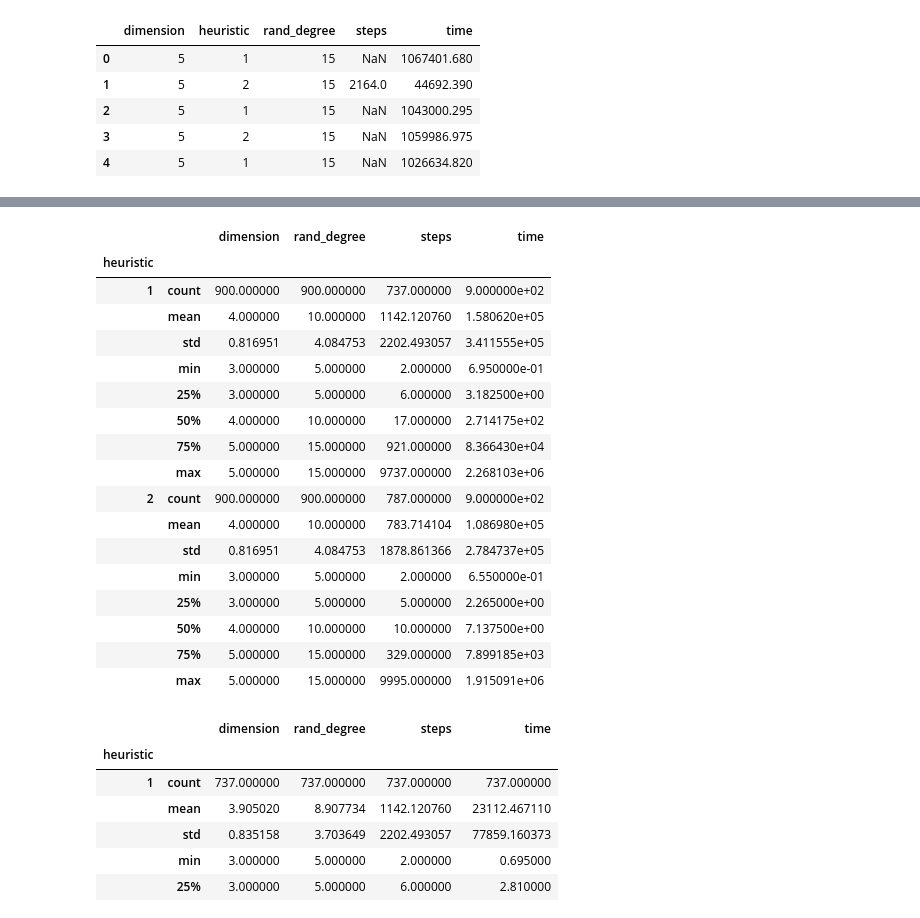
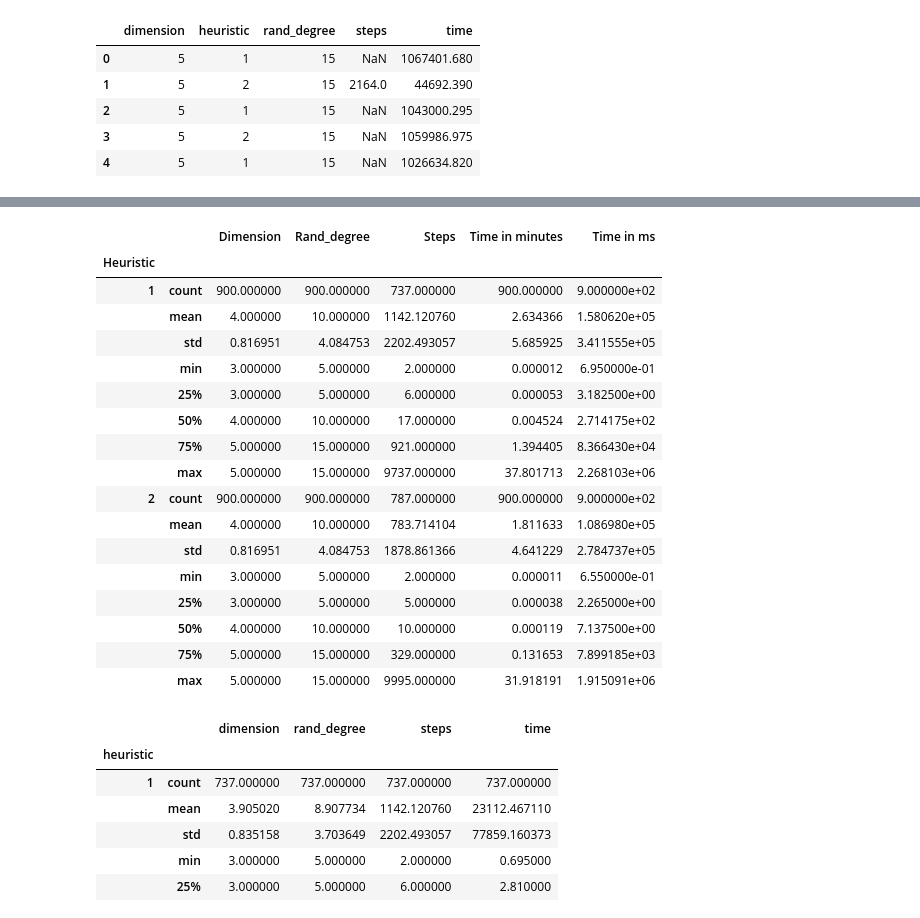
Before and after one commit to ilyakrasnov/ai_project_jce17, a Jupyter notebook: stats/Analysis.ipynb, the cells around one changed output, grey strips where cells are left out. Drawn from its saved outputs; the diff is of its cells as text; code cells hidden in the pictures.

```diff
--- a/stats/Analysis.ipynb
+++ b/stats/Analysis.ipynb
@@ -27,3 +22,6 @@ df.head()
 | 2 | 5 | 1 | 15 | NaN | 1043000.295 |
 | 3 | 5 | 2 | 15 | NaN | 1059986.975 |
 | 4 | 5 | 1 | 15 | NaN | 1026634.820 |
+# %%
+df['time_m'] = df['time']/60000
+df.head()
@@ -30,24 +35,26 @@ df.head()
+# %%
+df.columns = ['Dimension','Heuristic', 'Rand_degree', 'Steps', 'Time in ms', 'Time in minutes']
 # %%
-df.groupby('heuristic').describe(include=[np.number])
+df.groupby('Heuristic').describe(include=[np.number])
 # %% [output]
-|  |  | dimension | rand_degree | steps | time |
-| heuristic |  |  |  |  |  |
-| 1 | count | 900.000000 | 900.000000 | 737.000000 | 9.000000e+02 |
-|  | mean | 4.000000 | 10.000000 | 1142.120760 | 1.580620e+05 |
-|  | std | 0.816951 | 4.084753 | 2202.493057 | 3.411555e+05 |
-|  | min | 3.000000 | 5.000000 | 2.000000 | 6.950000e-01 |
-|  | 25% | 3.000000 | 5.000000 | 6.000000 | 3.182500e+00 |
-|  | 50% | 4.000000 | 10.000000 | 17.000000 | 2.714175e+02 |
-|  | 75% | 5.000000 | 15.000000 | 921.000000 | 8.366430e+04 |
-|  | max | 5.000000 | 15.000000 | 9737.000000 | 2.268103e+06 |
-| 2 | count | 900.000000 | 900.000000 | 787.000000 | 9.000000e+02 |
-|  | mean | 4.000000 | 10.000000 | 783.714104 | 1.086980e+05 |
-|  | std | 0.816951 | 4.084753 | 1878.861366 | 2.784737e+05 |
-|  | min | 3.000000 | 5.000000 | 2.000000 | 6.550000e-01 |
-|  | 25% | 3.000000 | 5.000000 | 5.000000 | 2.265000e+00 |
-|  | 50% | 4.000000 | 10.000000 | 10.000000 | 7.137500e+00 |
-|  | 75% | 5.000000 | 15.000000 | 329.000000 | 7.899185e+03 |
-|  | max | 5.000000 | 15.000000 | 9995.000000 | 1.915091e+06 |
+|  |  | Dimension | Rand_degree | Steps | Time in minutes | Time in ms |
+| Heuristic |  |  |  |  |  |  |
+| 1 | count | 900.000000 | 900.000000 | 737.000000 | 900.000000 | 9.000000e+02 |
+|  | mean | 4.000000 | 10.000000 | 1142.120760 | 2.634366 | 1.580620e+05 |
+|  | std | 0.816951 | 4.084753 | 2202.493057 | 5.685925 | 3.411555e+05 |
+|  | min | 3.000000 | 5.000000 | 2.000000 | 0.000012 | 6.950000e-01 |
+|  | 25% | 3.000000 | 5.000000 | 6.000000 | 0.000053 | 3.182500e+00 |
+|  | 50% | 4.000000 | 10.000000 | 17.000000 | 0.004524 | 2.714175e+02 |
+|  | 75% | 5.000000 | 15.000000 | 921.000000 | 1.394405 | 8.366430e+04 |
+|  | max | 5.000000 | 15.000000 | 9737.000000 | 37.801713 | 2.268103e+06 |
+| 2 | count | 900.000000 | 900.000000 | 787.000000 | 900.000000 | 9.000000e+02 |
+|  | mean | 4.000000 | 10.000000 | 783.714104 | 1.811633 | 1.086980e+05 |
+|  | std | 0.816951 | 4.084753 | 1878.861366 | 4.641229 | 2.784737e+05 |
+|  | min | 3.000000 | 5.000000 | 2.000000 | 0.000011 | 6.550000e-01 |
+|  | 25% | 3.000000 | 5.000000 | 5.000000 | 0.000038 | 2.265000e+00 |
+|  | 50% | 4.000000 | 10.000000 | 10.000000 | 0.000119 | 7.137500e+00 |
+|  | 75% | 5.000000 | 15.000000 | 329.000000 | 0.131653 | 7.899185e+03 |
+|  | max | 5.000000 | 15.000000 | 9995.000000 | 31.918191 | 1.915091e+06 |
 # %%
 dn = df[np.isfinite(df['steps'])]
 dn.groupby('heuristic').describe(include=[np.number])
```
Also changed, not shown: parts of 24 cells of this notebook, 6 other files.
